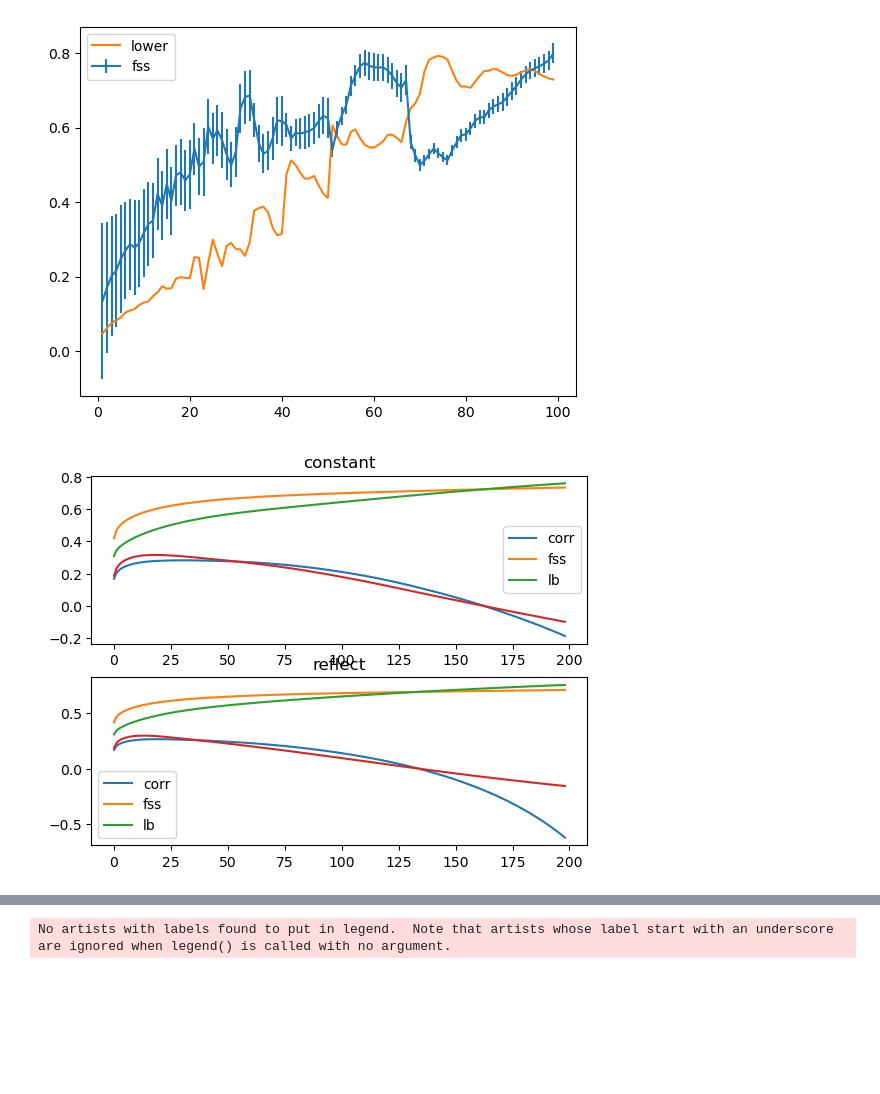
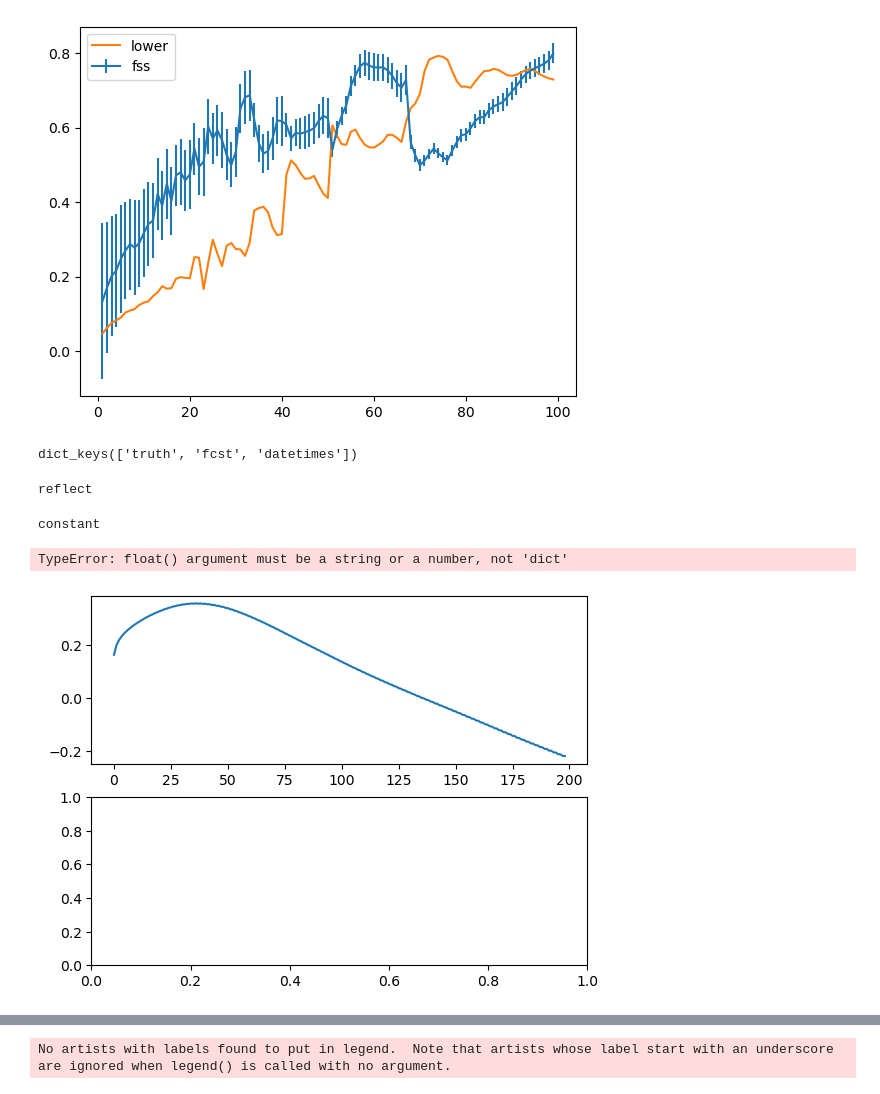
Before and after one commit to mlangguth89/downscaling-cgan, a Jupyter notebook: notebooks/fss_stats.ipynb, the cells around one changed output, grey strips where cells are left out. Drawn from its saved outputs; the diff is of its cells as text; code cells hidden in the pictures; blank space fills up the shorter version.

```diff
--- a/notebooks/fss_stats.ipynb
+++ b/notebooks/fss_stats.ipynb
@@ -164,6 +156,3 @@ with open(os.path.join(f"fss_data_{dates[0].strftime('%Y%m%d')}-{dates[-1].strft
     pickle.dump({'truth': truth_array, 'fcst': fcst_array}, ofh, pickle.HIGHEST_PROTOCOL)
 # %% [output]
 KeyboardInterrupt:
-# %%
-truth_array = np.stack(obs_data, axis=0)
-fcst_array = np.stack(fcst_data, axis=0)
@@ -284,13 +269,25 @@ def fss_pysteps( fcst_array, obs_array, scale, thr, mode='constant'):
             S_o = I_o
 
 
-        sum_obs_sq += np.nansum(S_o ** 2)
-        sum_fct_obs += np.nansum(S_f * S_o)
-        sum_fct_sq += np.nansum(S_f ** 2)
+        sum_obs_sq += np.sum(S_o ** 2)
+        sum_fct_obs += np.sum(S_f * S_o)
+        sum_fct_sq += np.sum(S_f ** 2)
 
-    numer = sum_fct_sq - 2.0 * sum_fct_obs + sum_obs_sq
+    numer =  2.0 * sum_fct_obs
     denom = sum_fct_sq + sum_obs_sq
 
-    return 1.0 - numer / denom, S_f, S_o
+    return numer / denom, S_f, S_o
+# %%
+# load truth array and choose roll-up
+
+import pickle
+
+with open('/user/home/uz22147/repos/downscaling-cgan/fss_data_20190301-20190531.pkl', 'rb') as ifh:
+
+    arrays = pickle.load(ifh)
+# %%
+arrays.keys()
+# %% [output]
+dict_keys(['truth', 'fcst', 'datetimes'])
 # %%
 from tqdm import tqdm
@@ -337,30 +399,53 @@ for mode in ['constant', 'reflect']:
+# %%
+# Choose time period
+from calendar import monthrange
+
+day = 20
+month = 3
+threshold_vals = [0.01]
+# threshold_vals = [0.01, 0.1, 0.15, 0.2, 0.25]
+
+relevant_indexes = [n for n, dt in enumerate(arrays['datetimes']) if dt[0].day == day and dt[0].month==month]
+
+truth_array = arrays['truth'][relevant_indexes, :, :]
+fcst_array = arrays['fcst'][relevant_indexes, :, :]
+
+fcst_results, lb, corr = calculate_scores(truth_array=truth_array, fcst_array=fcst_array, threshold_vals=[0.01])
+calculated_corr = [calculate_fraction_correlation(truth_array=truth_array, fcst_array=fcst_array, threshold=threshold_val)[0] for threshold_val in threshold_vals]
+# %% [output]
+reflect
+constant
 # %%
 import matplotlib.pyplot as plt
+
 
 fig, axs = plt.subplots(2, 1)
 for p_n, threshold in enumerate(threshold_vals):
 
     for n, mode in enumerate(['constant', 'reflect']):
         axs[n].plot(corr[mode][p_n], label='corr')
+        axs[n].plot(calculated_corr[p_n][mode], label='corr')
+
         axs[n].plot([item[0] for item in fcst_results[mode][p_n]], label='fss')
         axs[n].plot([item for item in lb[mode][p_n]], label='lb')
         fcst_fss = [item[0] for item in fcst_results[mode][p_n]]
         axs[n].plot([(fcst_fss[m] - lb[mode][p_n][m]) / (1-fcst_fss[m]) for m in range(len(fcst_fss))])
         axs[n].set_title(mode)
         axs[n].legend()
 #     axs[p_n].plot(corr[p_n])
 #     # axs[p_n].plot([fcst_fss[m] - lb[p_n][m] for m in range(len(fcst_fss))])
 #     # axs[p_n].plot(fcst_fss, label='ifs')
 
     # axs[p_n].plot([item[0] for item in fcst_results[p_n]], label='ifs')
 #     # axs[p_n].plot([item[0] for item in ensmean_results[p_n]], label='cGAN ensemble')
 #     # axs[p_n].plot([0.5 + 0.05/2]*len(fcst_results[p_n]))
 
 
 #     # axs[p_n].plot(lb[p_n], label='lb')
 #     # axs[p_n].plot(lb_2[p_n], '--', label='lb2')
 #     # axs[p_n].plot([(p_truth[p_n])/(1+p_truth[p_n])]*len(fcst_results[p_n]), label='uniform')
 #     # plt.plot()
 #     axs[p_n].legend()
 # %% [output]
+TypeError: float() argument must be a string or a number, not 'dict'
-[figure, old version]
+[figure, new version]
```
Also changed, not shown: parts of 12 cells of this notebook, 8 other files.
